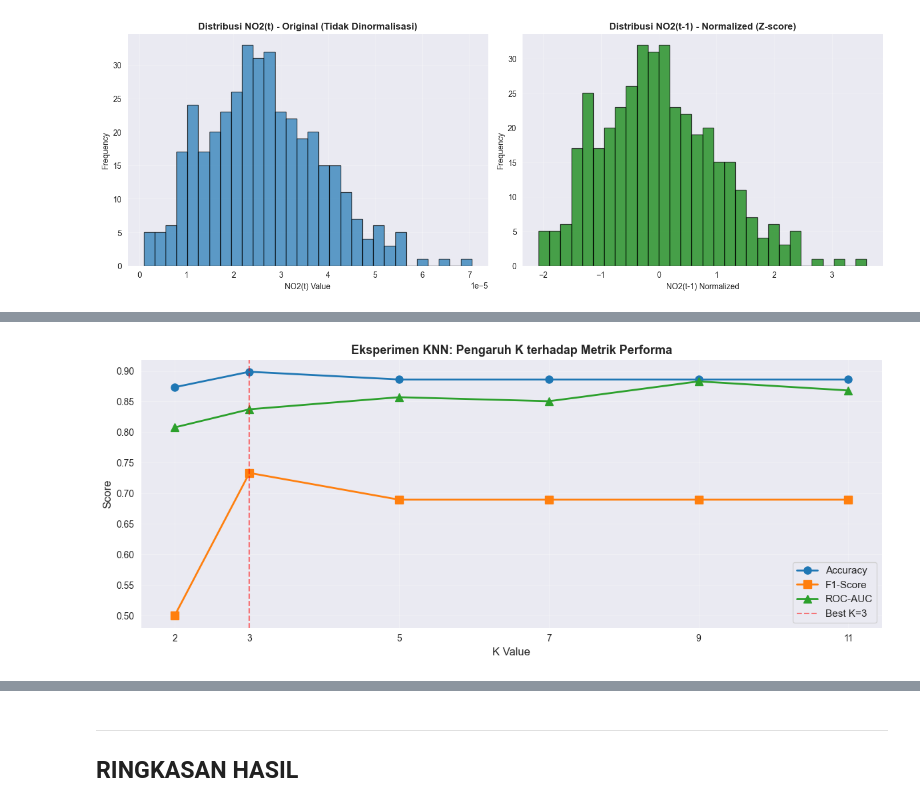
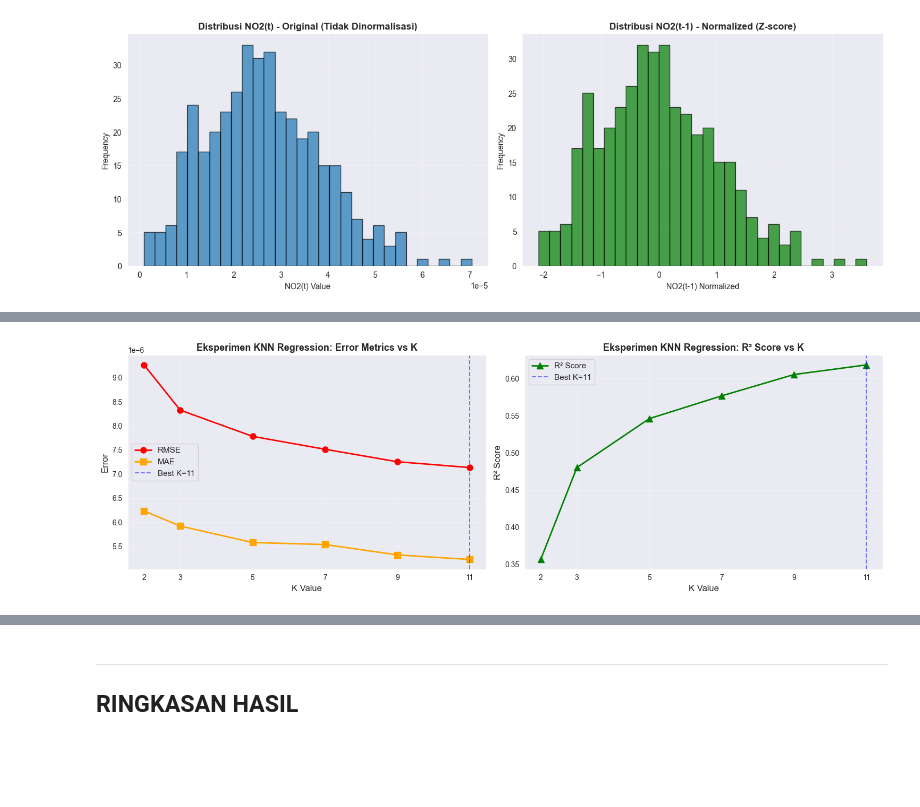
Before and after one commit to AchmadLutfi196/PSD, a Jupyter notebook: _sources/Prediksi Ambang Batas Aman NO2.ipynb, the cells around one changed output, grey strips where cells are left out. Saved outputs shown, nothing was run; the diff lists cells and outputs as text; code cells hidden in the pictures; blank space fills up the shorter version.

```diff
--- a/_sources/Prediksi Ambang Batas Aman NO2.ipynb
+++ b/_sources/Prediksi Ambang Batas Aman NO2.ipynb
@@ -437,17 +575,16 @@ Labels berhasil dibuat
 # %%
 print("\n" + "="*70)
-print("LANGKAH 6: KNN CLASSIFICATION MODELING")
+print("LANGKAH 6: KNN REGRESSION MODELING")
 print("="*70)
 
 # Prepare data
-# scaled_df berisi 3 fitur input (NO2(t-3), NO2(t-2), NO2(t-1))
-# Gunakan semua kolom dari scaled_df sebagai features
-X = scaled_df.values  # Semua 3 kolom sebagai features
-y = binary_labels.values  # Labels (0 atau 1)
+X = scaled_df.values  # Semua 3 kolom sebagai features (normalized)
+y = supervised_df["NO2(t)"].values  # Target asli (tidak dinormalisasi)
 
 print(f"\nData Preparation:")
-print(f"  - Features shape: {X.shape} (3 lagged features)")
-print(f"  - Labels shape: {y.shape}")
+print(f"  - Features shape: {X.shape} (3 lagged features - normalized)")
+print(f"  - Target shape: {y.shape} (original NO2 values)")
+print(f"  - Target range: [{y.min():.8f}, {y.max():.8f}] mol/m²")
 
 # Train-test split (80-20, shuffle=False untuk time series)
 X_train, X_test, y_train, y_test = train_test_split(
@@ -457,60 +594,66 @@ X_train, X_test, y_train, y_test = train_test_split(
 print(f"\nData Split:")
 print(f"  - Training set: {len(X_train)} samples ({len(X_train)/len(X)*100:.1f}%)")
 print(f"  - Test set: {len(X_test)} samples ({len(X_test)/len(X)*100:.1f}%)")
-print(f"\n  - Train class 0 (AMAN):      {np.sum(y_train == 0)} samples")
-print(f"  - Train class 1 (BERBAHAYA): {np.sum(y_train == 1)} samples")
-print(f"\n  - Test class 0 (AMAN):      {np.sum(y_test == 0)} samples")
-print(f"  - Test class 1 (BERBAHAYA): {np.sum(y_test == 1)} samples")
 
 # Eksperimen berbagai K
 k_values = [2, 3, 5, 7, 9, 11]
 print(f"\n" + "-"*70)
-print(f"EKSPERIMEN: Variasi Nilai K")
+print(f"EKSPERIMEN: Variasi Nilai K untuk KNN Regression")
 print("-"*70)
 
 results_k = []
 for k in k_values:
-    model = KNeighborsClassifier(n_neighbors=k, metric='euclidean')
+    model = KNeighborsRegressor(n_neighbors=k, metric='euclidean')
     model.fit(X_train, y_train)
     y_pred = model.predict(X_test)
-    y_pred_proba = model.predict_proba(X_test)[:, 1]
 
-    accuracy = accuracy_score(y_test, y_pred)
-    precision = precision_score(y_test, y_pred, zero_division=0)
-    recall = recall_score(y_test, y_pred, zero_division=0)
-    f1 = f1_score(y_test, y_pred, zero_division=0)
-    roc_auc = roc_auc_score(y_test, y_pred_proba)
+    # Metrik regression
+    mse = mean_squared_error(y_test, y_pred)
+    rmse = np.sqrt(mse)
+    mae = mean_absolute_error(y_test, y_pred)
+    r2 = r2_score(y_test, y_pred)
 
     results_k.append({
         'k': k,
-        'accuracy': accuracy,
-        'precision': precision,
-        'recall': recall,
-        'f1': f1,
-        'roc_auc': roc_auc
+        'mse': mse,
+        'rmse': rmse,
+        'mae': mae,
+        'r2': r2
     })
 
-    print(f"k={k:2d} | Acc={accuracy:.4f} | Prec={precision:.4f} | Rec={recall:.4f} | F1={f1:.4f} | AUC={roc_auc:.4f}")
+    print(f"k={k:2d} | RMSE={rmse:.8f} | MAE={mae:.8f} | R²={r2:.4f}")
 
 results_k_df = pd.DataFrame(results_k)
-best_k_idx = results_k_df['f1'].idxmax()
+best_k_idx = results_k_df['rmse'].idxmin()  # Cari K dengan RMSE terkecil
 best_k = results_k_df.loc[best_k_idx, 'k']
-best_f1 = results_k_df.loc[best_k_idx, 'f1']
+best_rmse = results_k_df.loc[best_k_idx, 'rmse']
 
-print(f"\nBest K: {int(best_k)} (F1={best_f1:.4f})")
+print(f"\nBest K: {int(best_k)} (RMSE={best_rmse:.8f})")
 
 # Visualisasi performa vs K
-fig, ax = plt.subplots(figsize=(12, 5))
-ax.plot(results_k_df['k'], results_k_df['accuracy'], marker='o', linewidth=2, markersize=8, label='Accuracy')
-ax.plot(results_k_df['k'], results_k_df['f1'], marker='s', linewidth=2, markersize=8, label='F1-Score')
-ax.plot(results_k_df['k'], results_k_df['roc_auc'], marker='^', linewidth=2, markersize=8, label='ROC-AUC')
-ax.axvline(x=best_k, color='red', linestyle='--', alpha=0.5, label=f'Best K={int(best_k)}')
-ax.set_xlabel('K Value', fontsize=12)
-ax.set_ylabel('Score', fontsize=12)
-ax.set_title('Eksperimen KNN: Pengaruh K terhadap Metrik Performa', fontsize=13, fontweight='bold')
-ax.legend(fontsize=11)
-ax.grid(True, alpha=0.3)
-ax.set_xticks(k_values)
+fig, axes = plt.subplots(1, 2, figsize=(15, 5))
+
+# Plot 1: RMSE dan MAE
+axes[0].plot(results_k_df['k'], results_k_df['rmse'], marker='o', linewidth=2, markersize=8, label='RMSE', color='red')
+axes[0].plot(results_k_df['k'], results_k_df['mae'], marker='s', linewidth=2, markersize=8, label='MAE', color='orange')
+axes[0].axvline(x=best_k, color='blue', linestyle='--', alpha=0.5, label=f'Best K={int(best_k)}')
+axes[0].set_xlabel('K Value', fontsize=12)
+axes[0].set_ylabel('Error', fontsize=12)
+axes[0].set_title('Eksperimen KNN Regression: Error Metrics vs K', fontsize=13, fontweight='bold')
+axes[0].legend(fontsize=11)
+axes[0].grid(True, alpha=0.3)
+axes[0].set_xticks(k_values)
+
+# Plot 2: R² Score
+axes[1].plot(results_k_df['k'], results_k_df['r2'], marker='^', linewidth=2, markersize=8, label='R² Score', color='green')
+axes[1].axvline(x=best_k, color='blue', linestyle='--', alpha=0.5, label=f'Best K={int(best_k)}')
+axes[1].set_xlabel('K Value', fontsize=12)
+axes[1].set_ylabel('R² Score', fontsize=12)
+axes[1].set_title('Eksperimen KNN Regression: R² Score vs K', fontsize=13, fontweight='bold')
+axes[1].legend(fontsize=11)
+axes[1].grid(True, alpha=0.3)
+axes[1].set_xticks(k_values)
+
 plt.tight_layout()
 plt.show()
 # %% [output]
@@ -534 +677 @@ Best K: 3 (F1=0.7333)
-[figure, old version]
+[figure, new version]
```
Also changed, not shown: parts of 28 cells of this notebook, 22 other files.
